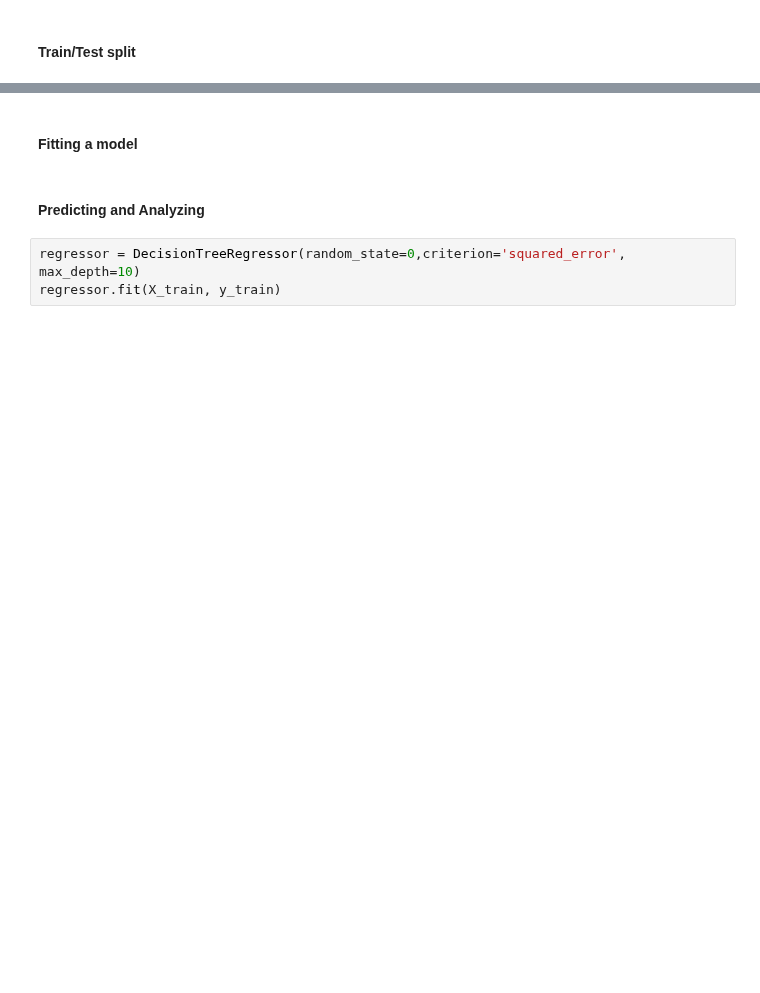
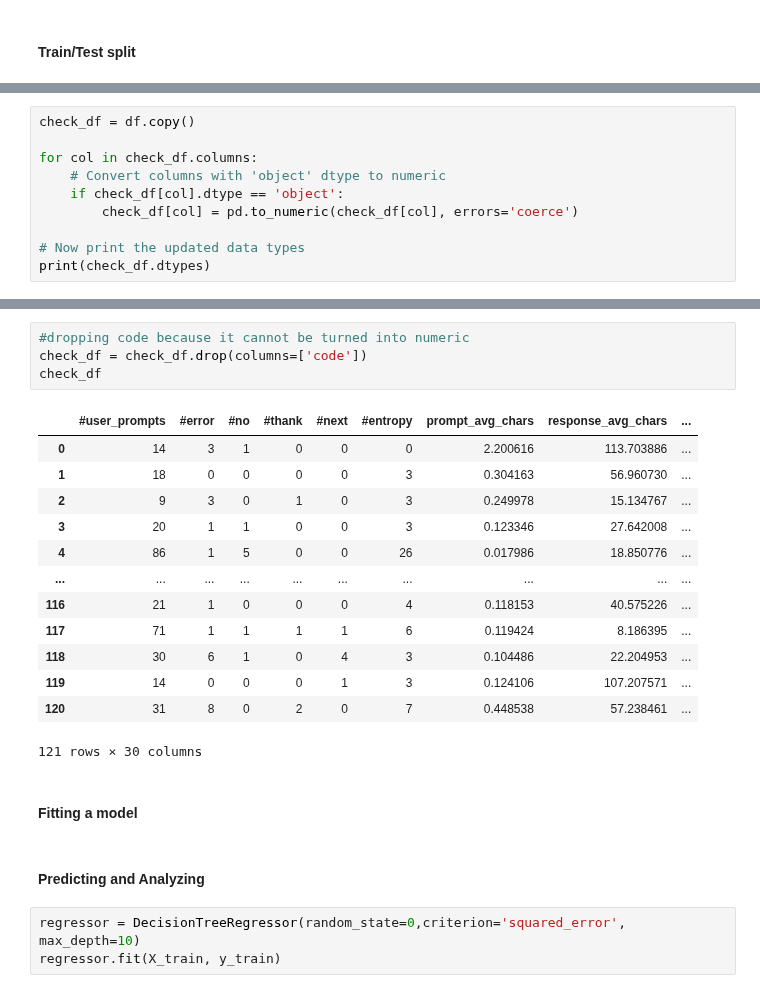
Before and after one commit to cerenarkac21/PROJE_CS412, a Jupyter notebook: code_base.ipynb, the cells around one changed output, grey strips where cells are left out. Drawn from its saved outputs; the diff is of its cells as text; blank space fills up the shorter version.

```diff
--- a/code_base.ipynb
+++ b/code_base.ipynb
@@ -822,0 +1175,10 @@ print("Test set size:", len(X_test))
+# %%
+check_df = df.copy()
+
+for col in check_df.columns:
+    # Convert columns with 'object' dtype to numeric
+    if check_df[col].dtype == 'object':
+        check_df[col] = pd.to_numeric(check_df[col], errors='coerce')
+
+# Now print the updated data types
+print(check_df.dtypes)
@@ -823,3 +1203,21 @@ print("Test set size:", len(X_test))
+# %%
+#dropping code because it cannot be turned into numeric
+check_df = check_df.drop(columns=['code'])
+check_df
+# %% [output]
+|  | #user_prompts | #error | #no | #thank | #next | #entropy | prompt_avg_chars | response_avg_chars | ... |
+| 0 | 14 | 3 | 1 | 0 | 0 | 0 | 2.200616 | 113.703886 | ... |
+| 1 | 18 | 0 | 0 | 0 | 0 | 3 | 0.304163 | 56.960730 | ... |
+| 2 | 9 | 3 | 0 | 1 | 0 | 3 | 0.249978 | 15.134767 | ... |
+| 3 | 20 | 1 | 1 | 0 | 0 | 3 | 0.123346 | 27.642008 | ... |
+| 4 | 86 | 1 | 5 | 0 | 0 | 26 | 0.017986 | 18.850776 | ... |
+| ... | ... | ... | ... | ... | ... | ... | ... | ... | ... |
+| 116 | 21 | 1 | 0 | 0 | 0 | 4 | 0.118153 | 40.575226 | ... |
+| 117 | 71 | 1 | 1 | 1 | 1 | 6 | 0.119424 | 8.186395 | ... |
+| 118 | 30 | 6 | 1 | 0 | 4 | 3 | 0.104486 | 22.204953 | ... |
+| 119 | 14 | 0 | 0 | 0 | 1 | 3 | 0.124106 | 107.207571 | ... |
+| 120 | 31 | 8 | 0 | 2 | 0 | 7 | 0.448538 | 57.238461 | ... |
+121 rows × 30 columns
 # %% [markdown]
 #### Fitting a model
 # %% [markdown]
```
Also changed, not shown: parts of 50 cells of this notebook.
